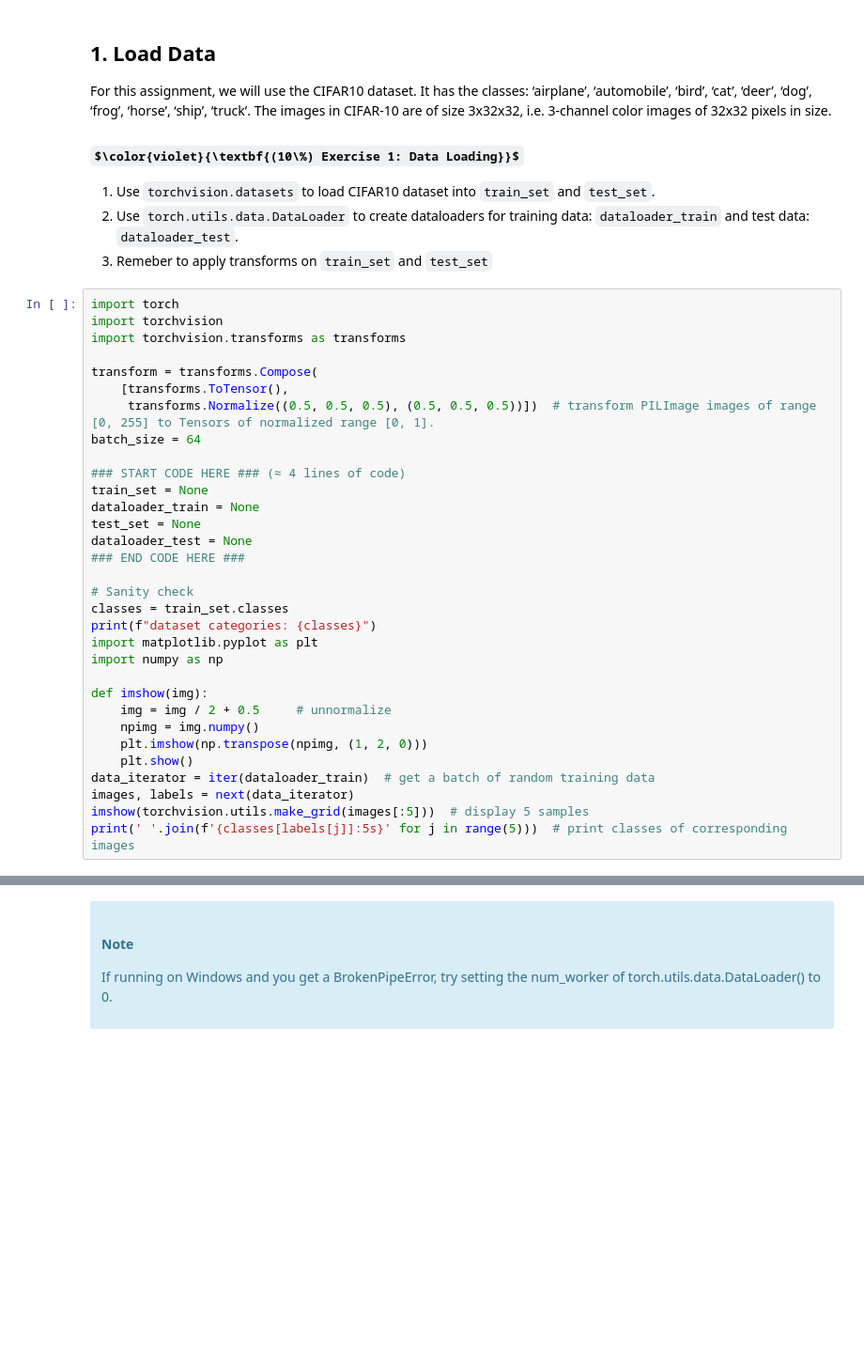
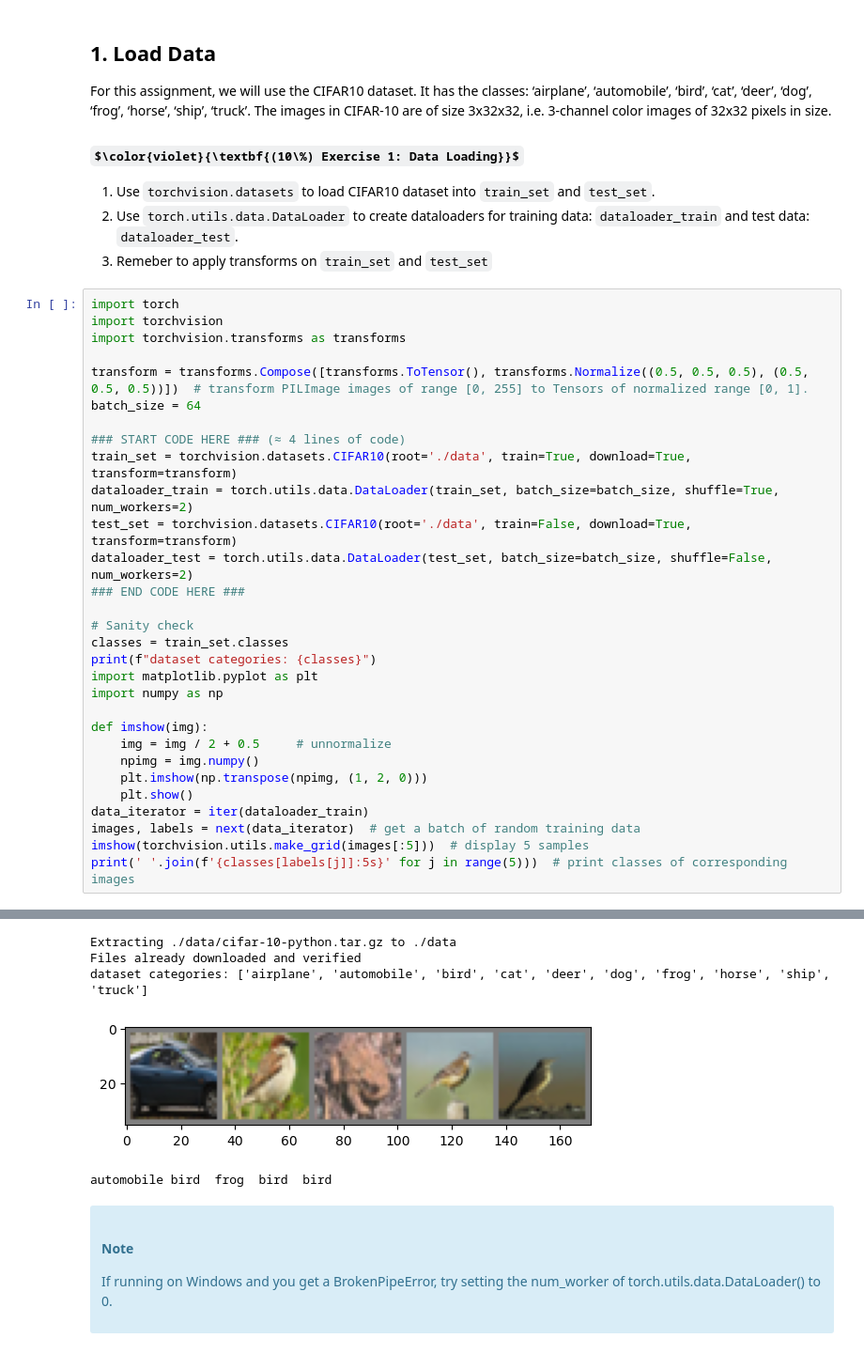
Before and after one commit to linzhangUCA/3321tpl-convnet, a Jupyter notebook: convnet.ipynb, the cells around one changed output, grey strips where cells are left out. Shown at 94% size. Drawn from its saved outputs; the diff is of its cells as text; some formulas as TeX source; blank space fills up the shorter version.

```diff
--- a/convnet.ipynb
+++ b/convnet.ipynb
@@ -41,16 +40,14 @@ import torch
 import torchvision
 import torchvision.transforms as transforms
 
-transform = transforms.Compose(
-    [transforms.ToTensor(),
-     transforms.Normalize((0.5, 0.5, 0.5), (0.5, 0.5, 0.5))])  # transform PILImage images of range [0, 255] to Tensors of normalized range [0, 1].
+transform = transforms.Compose([transforms.ToTensor(), transforms.Normalize((0.5, 0.5, 0.5), (0.5, 0.5, 0.5))])  # transform PILImage images of range [0, 255] to Tensors of normalized range [0, 1].
 batch_size = 64
 
 ### START CODE HERE ### (≈ 4 lines of code)
-train_set = None
-dataloader_train = None
-test_set = None
-dataloader_test = None
+train_set = torchvision.datasets.CIFAR10(root='./data', train=True, download=True, transform=transform)
+dataloader_train = torch.utils.data.DataLoader(train_set, batch_size=batch_size, shuffle=True, num_workers=2)
+test_set = torchvision.datasets.CIFAR10(root='./data', train=False, download=True, transform=transform)
+dataloader_test = torch.utils.data.DataLoader(test_set, batch_size=batch_size, shuffle=False, num_workers=2)
 ### END CODE HERE ###
 
 # Sanity check
@@ -64,7 +61,8 @@ def imshow(img):
     npimg = img.numpy()
     plt.imshow(np.transpose(npimg, (1, 2, 0)))
     plt.show()
-data_iterator = iter(dataloader_train)  # get a batch of random training data
-images, labels = next(data_iterator)
+data_iterator = iter(dataloader_train)
+images, labels = next(data_iterator)  # get a batch of random training data
 imshow(torchvision.utils.make_grid(images[:5]))  # display 5 samples
 print(' '.join(f'{classes[labels[j]]:5s}' for j in range(5)))  # print classes of corresponding images
+# %% [output]
@@ -71,3 +70,8 @@ print(' '.join(f'{classes[labels[j]]:5s}' for j in range(5)))  # print classes o
+Extracting ./data/cifar-10-python.tar.gz to ./data
+Files already downloaded and verified
+dataset categories: ['airplane', 'automobile', 'bird', 'cat', 'deer', 'dog', 'frog', 'horse', 'ship', 'truck']
+[figure, added]
+automobile bird  frog  bird  bird
 # %% [markdown]
 <div class="alert alert-info"><h4>Note</h4><p>If running on Windows and you get a BrokenPipeError, try setting
     the num_worker of torch.utils.data.DataLoader() to 0.</p></div>
```
Also changed, not shown: parts of 4 cells of this notebook.
